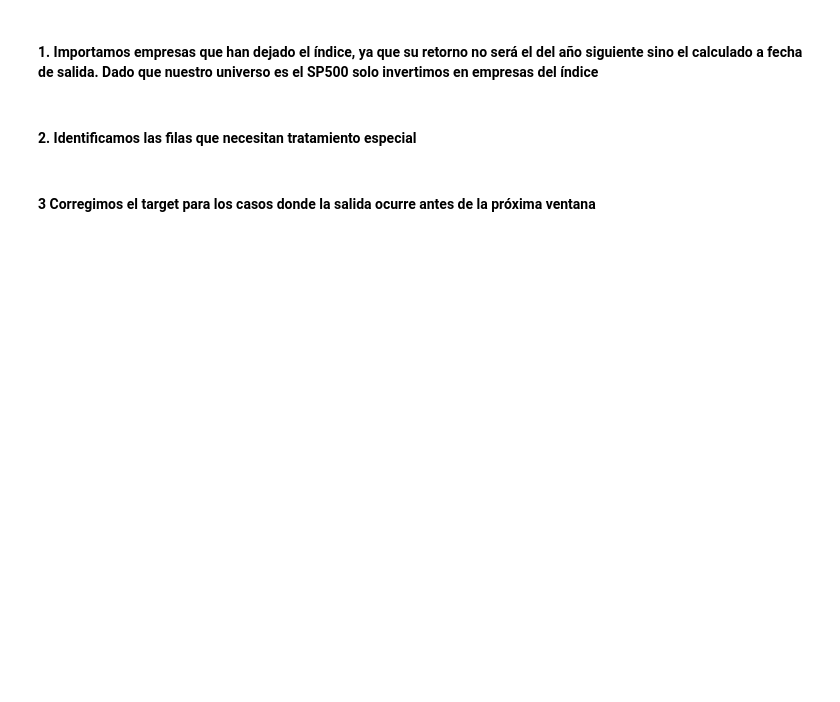
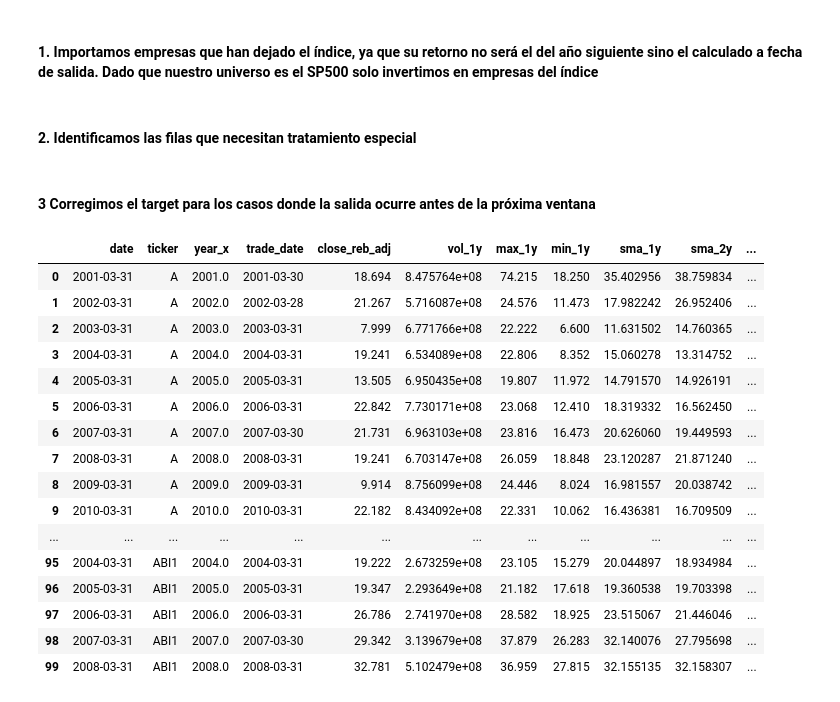
Before and after one commit to igmun/tfg-code, a Jupyter notebook: notebooks/3. return_variable.ipynb, the cells around one changed output. Cells and saved outputs as stored; diff of their text form; code cells hidden in the pictures; blank space fills up the shorter version.

```diff
--- a/notebooks/3. return_variable.ipynb
+++ b/notebooks/3. return_variable.ipynb
@@ -120,5 +130,25 @@ def calc_exit_return(row):
         return row['target_12m_shift']
 
 merged['target_12m_final'] = merged.apply(calc_exit_return, axis=1)
+# %%
+merged.head(100)
+# %% [output]
+|  | date | ticker | year_x | trade_date | close_reb_adj | vol_1y | max_1y | min_1y | sma_1y | sma_2y | ... |
+| 0 | 2001-03-31 | A | 2001.0 | 2001-03-30 | 18.694 | 8.475764e+08 | 74.215 | 18.250 | 35.402956 | 38.759834 | ... |
+| 1 | 2002-03-31 | A | 2002.0 | 2002-03-28 | 21.267 | 5.716087e+08 | 24.576 | 11.473 | 17.982242 | 26.952406 | ... |
+| 2 | 2003-03-31 | A | 2003.0 | 2003-03-31 | 7.999 | 6.771766e+08 | 22.222 | 6.600 | 11.631502 | 14.760365 | ... |
+| 3 | 2004-03-31 | A | 2004.0 | 2004-03-31 | 19.241 | 6.534089e+08 | 22.806 | 8.352 | 15.060278 | 13.314752 | ... |
+| 4 | 2005-03-31 | A | 2005.0 | 2005-03-31 | 13.505 | 6.950435e+08 | 19.807 | 11.972 | 14.791570 | 14.926191 | ... |
+| 5 | 2006-03-31 | A | 2006.0 | 2006-03-31 | 22.842 | 7.730171e+08 | 23.068 | 12.410 | 18.319332 | 16.562450 | ... |
+| 6 | 2007-03-31 | A | 2007.0 | 2007-03-30 | 21.731 | 6.963103e+08 | 23.816 | 16.473 | 20.626060 | 19.449593 | ... |
+| 7 | 2008-03-31 | A | 2008.0 | 2008-03-31 | 19.241 | 6.703147e+08 | 26.059 | 18.848 | 23.120287 | 21.871240 | ... |
+| 8 | 2009-03-31 | A | 2009.0 | 2009-03-31 | 9.914 | 8.756099e+08 | 24.446 | 8.024 | 16.981557 | 20.038742 | ... |
+| 9 | 2010-03-31 | A | 2010.0 | 2010-03-31 | 22.182 | 8.434092e+08 | 22.331 | 10.062 | 16.436381 | 16.709509 | ... |
+| ... | ... | ... | ... | ... | ... | ... | ... | ... | ... | ... | ... |
+| 95 | 2004-03-31 | ABI1 | 2004.0 | 2004-03-31 | 19.222 | 2.673259e+08 | 23.105 | 15.279 | 20.044897 | 18.934984 | ... |
+| 96 | 2005-03-31 | ABI1 | 2005.0 | 2005-03-31 | 19.347 | 2.293649e+08 | 21.182 | 17.618 | 19.360538 | 19.703398 | ... |
+| 97 | 2006-03-31 | ABI1 | 2006.0 | 2006-03-31 | 26.786 | 2.741970e+08 | 28.582 | 18.925 | 23.515067 | 21.446046 | ... |
+| 98 | 2007-03-31 | ABI1 | 2007.0 | 2007-03-30 | 29.342 | 3.139679e+08 | 37.879 | 26.283 | 32.140076 | 27.795698 | ... |
+| 99 | 2008-03-31 | ABI1 | 2008.0 | 2008-03-31 | 32.781 | 5.102479e+08 | 36.959 | 27.815 | 32.155135 | 32.158307 | ... |
 # %%
 merged.to_csv('../data/merged_with_returns.csv', index=False)
```
Also changed, not shown: parts of 1 cell of this notebook, 4 other files.
